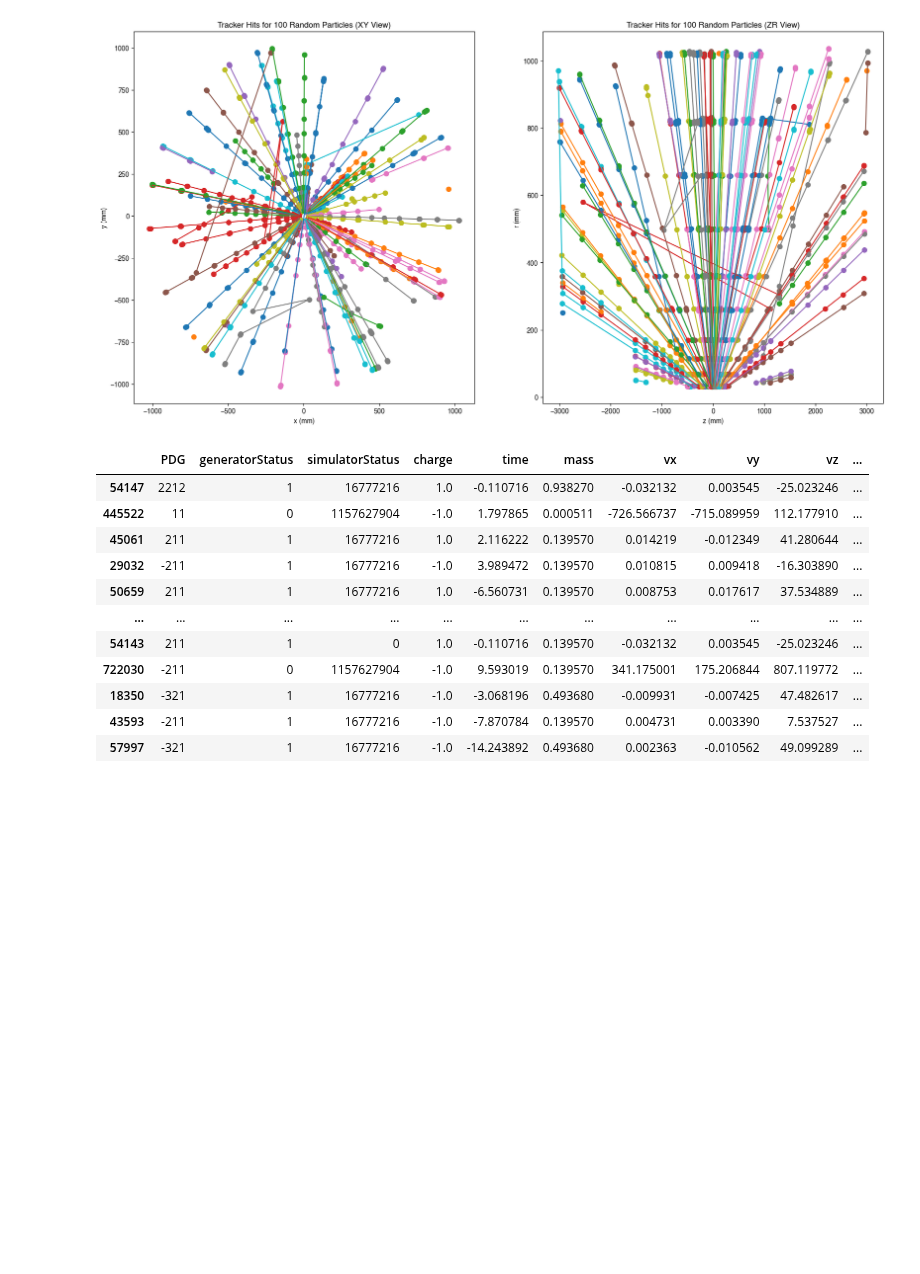
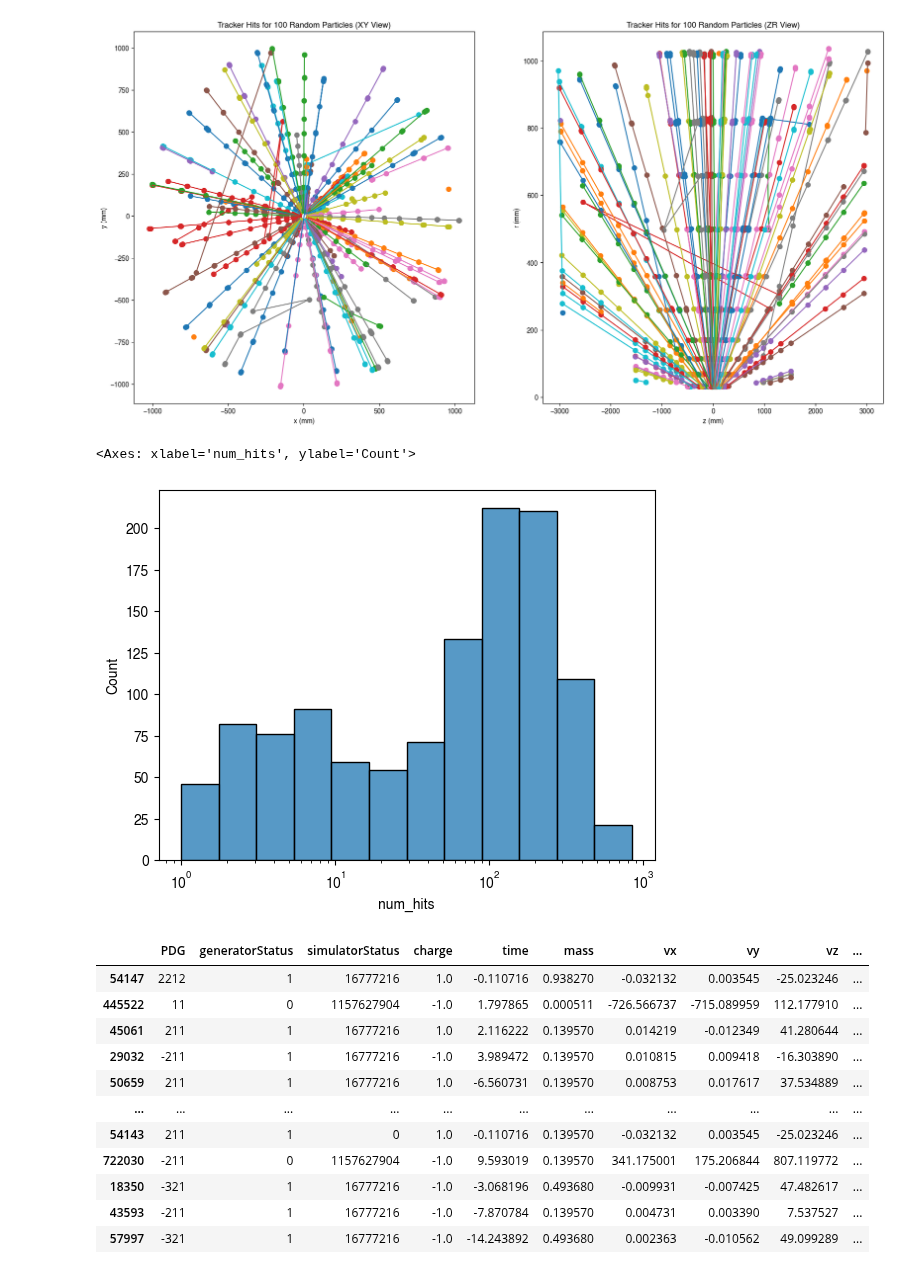
Before and after one commit to OpenDataDetector/ColliderML-Production, a Jupyter notebook: notebooks/physics/21_DM_zany_track_debug.ipynb, the cells around one changed output. Cells and saved outputs as stored; diff of their text form; code cells hidden in the pictures; blank space fills up the shorter version.

```diff
--- a/notebooks/physics/21_DM_zany_track_debug.ipynb
+++ b/notebooks/physics/21_DM_zany_track_debug.ipynb
@@ -169,6 +170,11 @@ ax2.set_title('Tracker Hits for 100 Random Particles (ZR View)')
 plt.show()
 # %% [output]
 [figure]
+# %%
+sns.histplot(tracker_selected_particles.num_hits, log_scale=True)
+# %% [output]
+<Axes: xlabel='num_hits', ylabel='Count'>
+[figure, added]
 # %%
 sample_particles
 # %% [output]
```
Also changed, not shown: parts of 2 cells of this notebook, 2 other files.
